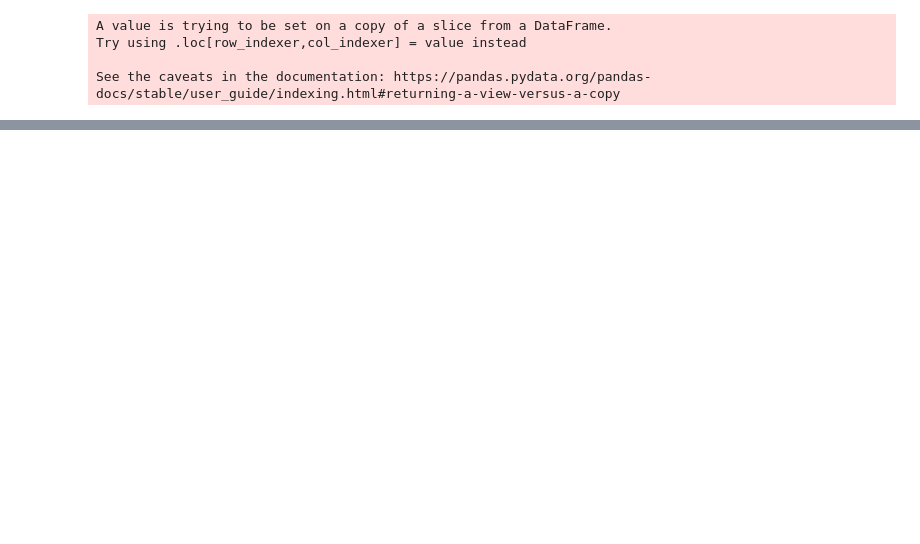
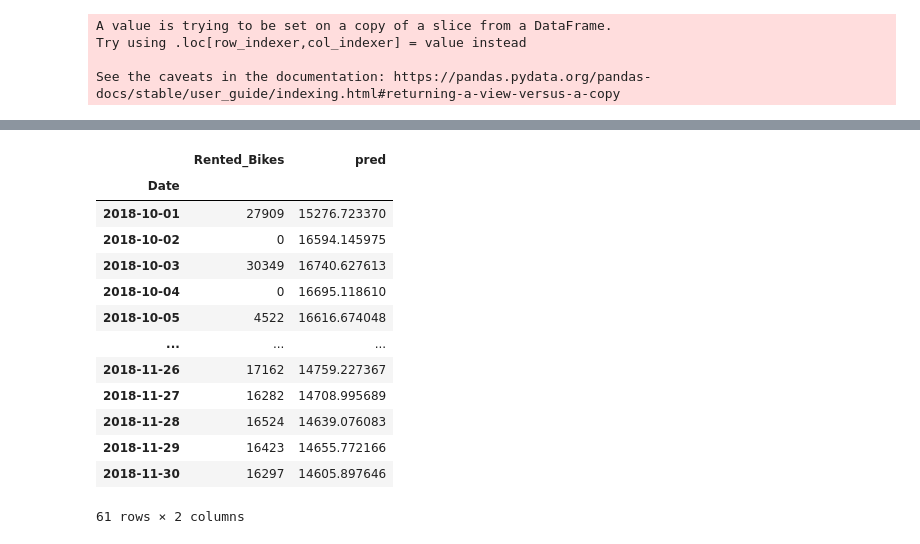
Before and after one commit to amitSasson/time_series, a Jupyter notebook: ts_bike_ARIMA.ipynb, the cells around one changed output, grey strips where cells are left out. Cells and saved outputs as stored; diff of their text form; code cells hidden in the pictures; blank space fills up the shorter version.

```diff
--- a/ts_bike_ARIMA.ipynb
+++ b/ts_bike_ARIMA.ipynb
@@ -159,0 +97,17 @@ pass your own start_params.
+# %%
+df_test
+# %% [output]
+|  | Rented_Bikes | pred |
+| Date |  |  |
+| 2018-10-01 | 27909 | 15276.723370 |
+| 2018-10-02 | 0 | 16594.145975 |
+| 2018-10-03 | 30349 | 16740.627613 |
+| 2018-10-04 | 0 | 16695.118610 |
+| 2018-10-05 | 4522 | 16616.674048 |
+| ... | ... | ... |
+| 2018-11-26 | 17162 | 14759.227367 |
+| 2018-11-27 | 16282 | 14708.995689 |
+| 2018-11-28 | 16524 | 14639.076083 |
+| 2018-11-29 | 16423 | 14655.772166 |
+| 2018-11-30 | 16297 | 14605.897646 |
+61 rows × 2 columns
```
Also changed, not shown: parts of 9 cells of this notebook, 3 other files.
